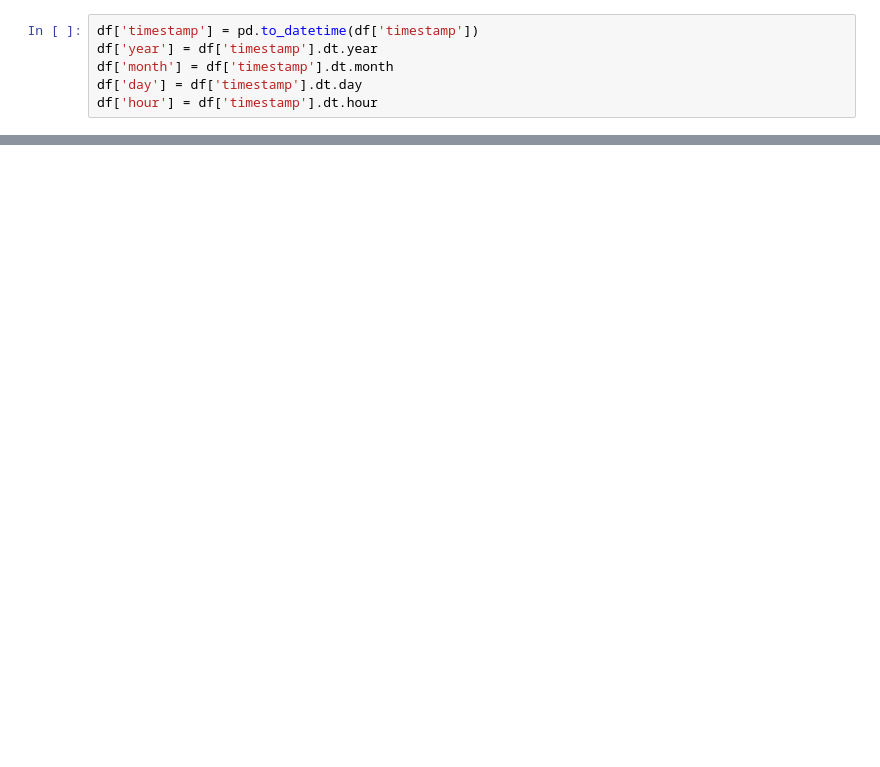
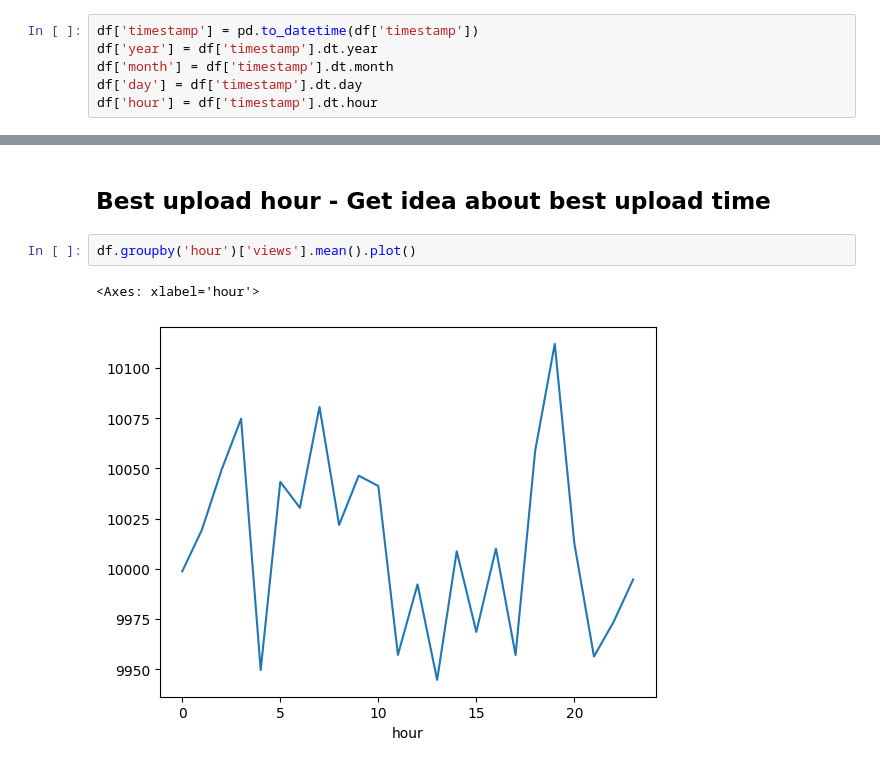
Before and after one commit to BuddhiDihansa/Youtube-Dashboard, a Jupyter notebook: main.ipynb, the cells around one changed output, grey strips where cells are left out. Cells and saved outputs as stored; diff of their text form; blank space fills up the shorter version.

```diff
--- a/main.ipynb
+++ b/main.ipynb
@@ -39,0 +137,7 @@ print(df.isnull().sum())
+# %% [markdown]
+## Best upload hour - Get idea about best upload time
+# %%
+df.groupby('hour')['views'].mean().plot()
+# %% [output]
+<Axes: xlabel='hour'>
+[figure, added]
```
Also changed, not shown: parts of 31 cells of this notebook.
